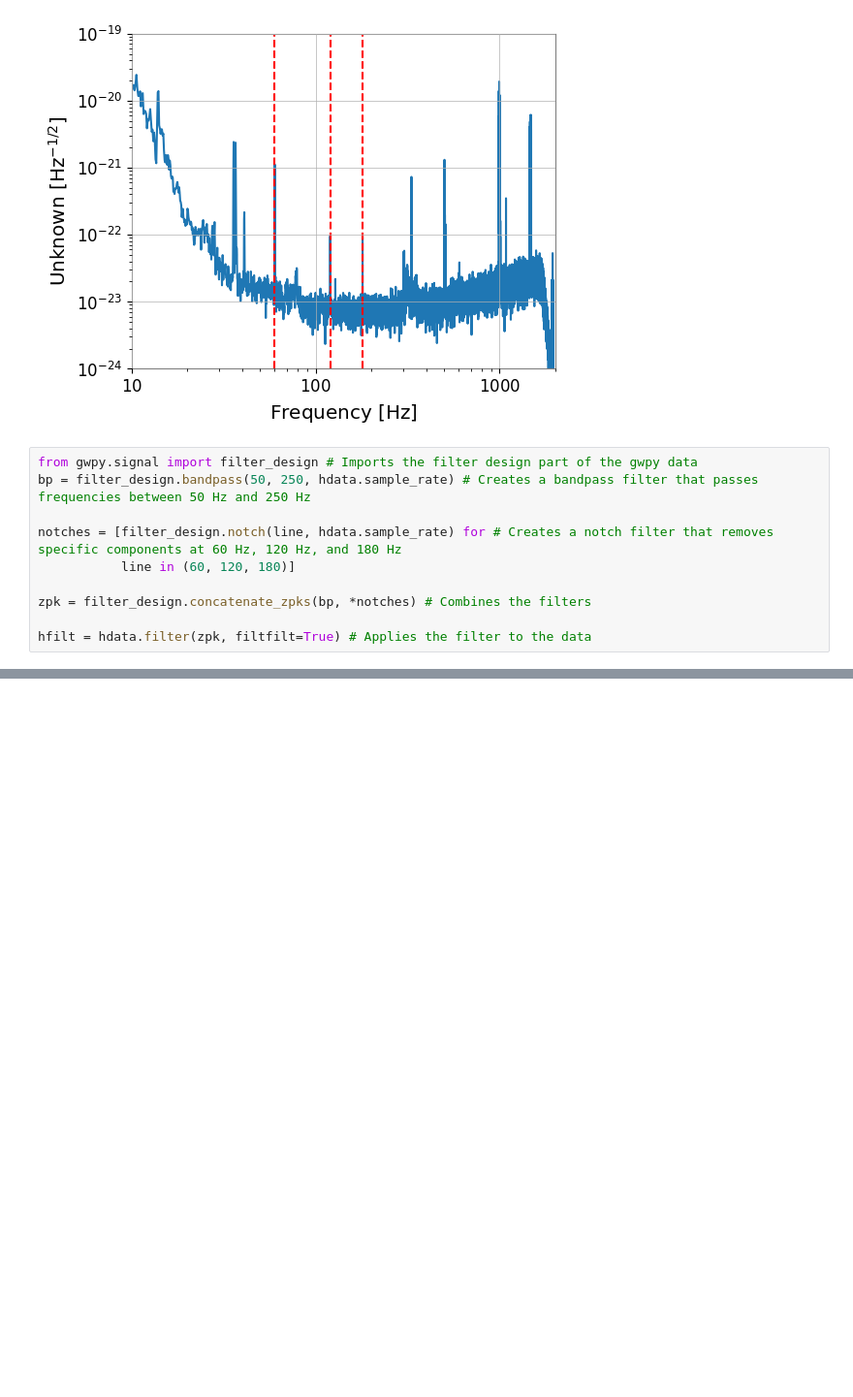
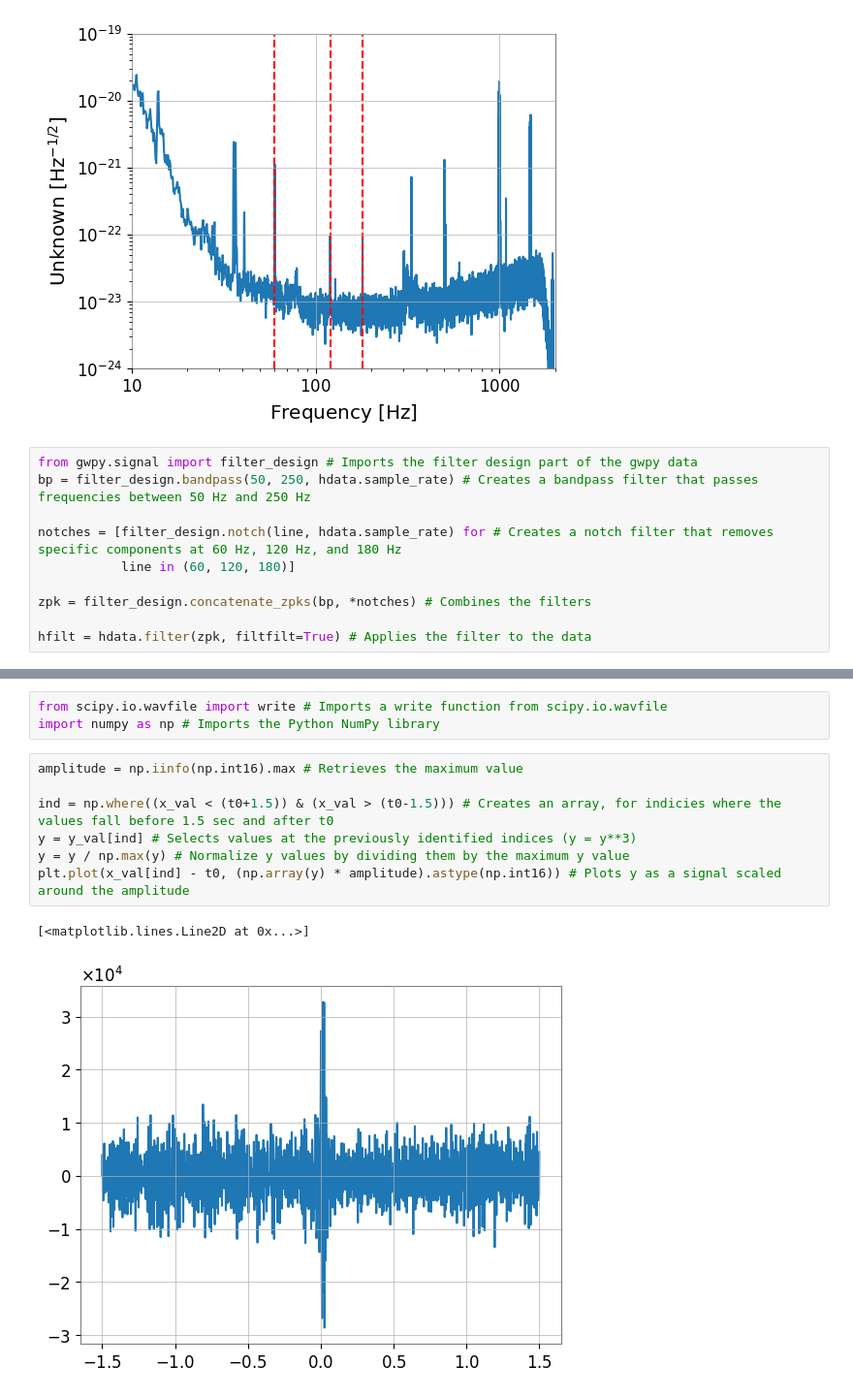
Before and after one commit to BellaDir/Astro-Data, a Jupyter notebook: Gravitational_Waves.ipynb, the cells around one changed output, grey strips where cells are left out. Shown at 97% size. Cells and saved outputs as stored; diff of their text form; blank space fills up the shorter version.

```diff
--- a/Gravitational_Waves.ipynb
+++ b/Gravitational_Waves.ipynb
@@ -88,0 +119,13 @@ y_val = plt.gca().lines[0].get_ydata()
+# %%
+from scipy.io.wavfile import write # Imports a write function from scipy.io.wavfile
+import numpy as np # Imports the Python NumPy library
+# %%
+amplitude = np.iinfo(np.int16).max # Retrieves the maximum value
+
+ind = np.where((x_val < (t0+1.5)) & (x_val > (t0-1.5))) # Creates an array, for indicies where the values fall before 1.5 sec and after t0
+y = y_val[ind] # Selects values at the previously identified indices (y = y**3)
+y = y / np.max(y) # Normalize y values by dividing them by the maximum y value
+plt.plot(x_val[ind] - t0, (np.array(y) * amplitude).astype(np.int16)) # Plots y as a signal scaled around the amplitude
+# %% [output]
+[<matplotlib.lines.Line2D at 0x...>]
+[figure, added]
```
Also changed, not shown: parts of 11 cells of this notebook.
